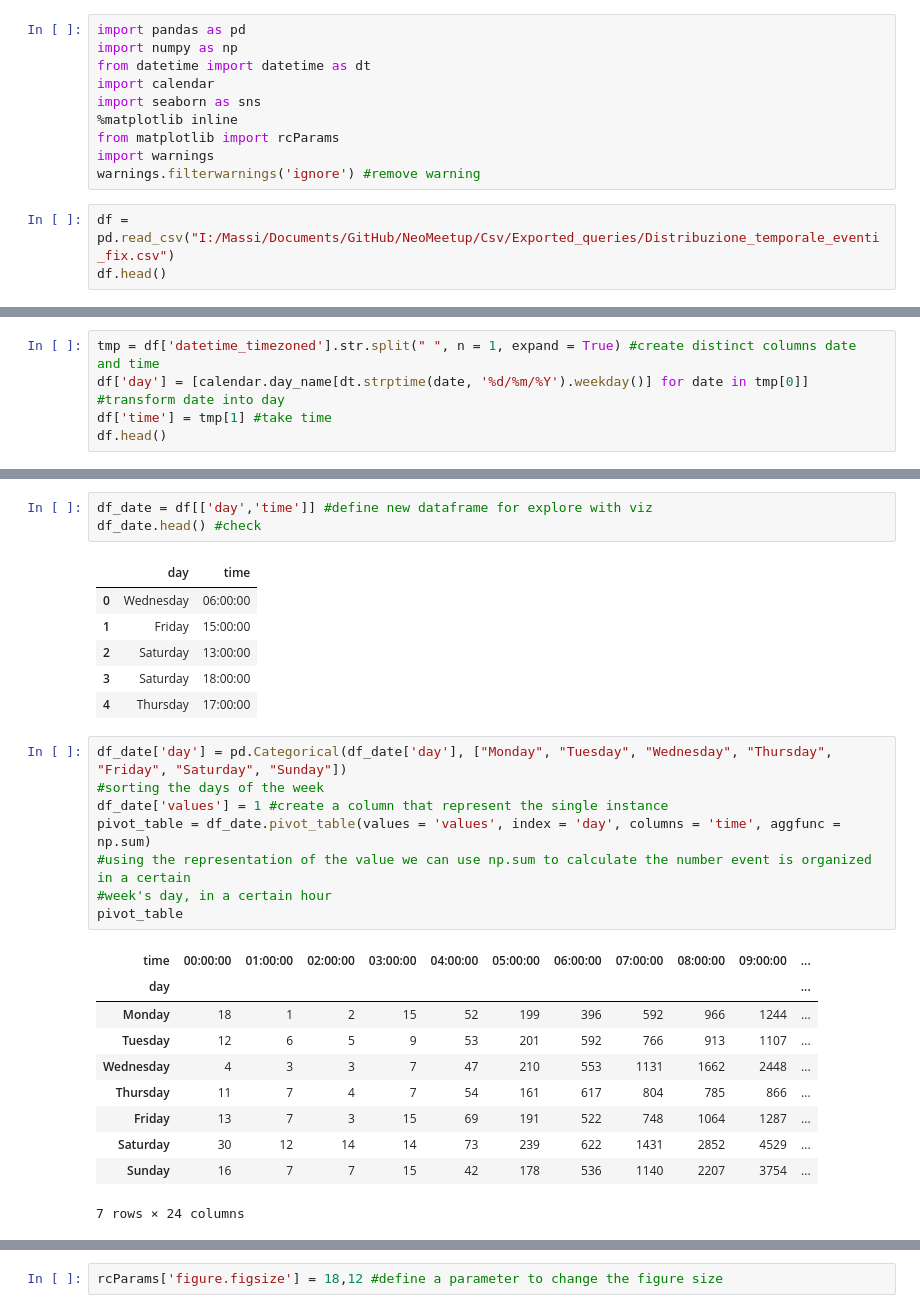
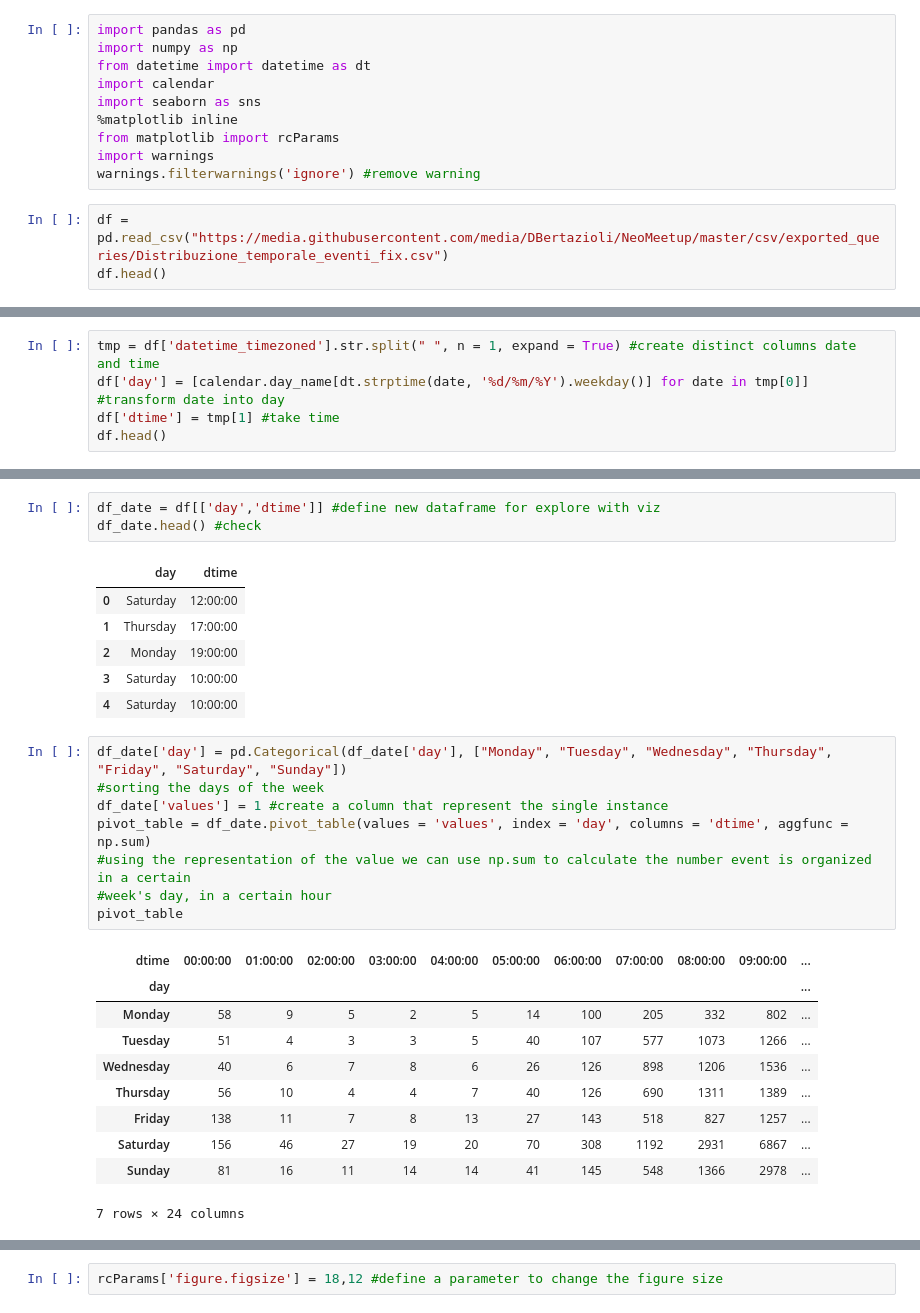
Before and after one commit to maxi93/NeoMeetup, a Jupyter notebook: Visualizations/Heatmap_event_weekdays.ipynb, the cells around one changed output, grey strips where cells are left out. Cells and saved outputs as stored; diff of their text form.

```diff
--- a/Visualizations/Heatmap_event_weekdays.ipynb
+++ b/Visualizations/Heatmap_event_weekdays.ipynb
@@ -9,6 +9,6 @@ from matplotlib import rcParams
 import warnings
 warnings.filterwarnings('ignore') #remove warning
 # %%
-df = pd.read_csv("I:/Massi/Documents/GitHub/NeoMeetup/Csv/Exported_queries/Distribuzione_temporale_eventi_fix.csv")
+df = pd.read_csv("https://media.githubusercontent.com/media/DBertazioli/NeoMeetup/master/csv/exported_queries/Distribuzione_temporale_eventi_fix.csv")
 df.head()
 # %% [output]
@@ -21,6 +21,6 @@ df.head()
 # %%
 tmp = df['datetime_timezoned'].str.split(" ", n = 1, expand = True) #create distinct columns date and time
 df['day'] = [calendar.day_name[dt.strptime(date, '%d/%m/%Y').weekday()] for date in tmp[0]] #transform date into day
-df['time'] = tmp[1] #take time
+df['dtime'] = tmp[1] #take time
 df.head()
 # %% [output]
@@ -33,29 +33,29 @@ df.head()
 # %%
-df_date = df[['day','time']] #define new dataframe for explore with viz
+df_date = df[['day','dtime']] #define new dataframe for explore with viz
 df_date.head() #check
 # %% [output]
-|  | day | time |
-| 0 | Wednesday | 06:00:00 |
-| 1 | Friday | 15:00:00 |
-| 2 | Saturday | 13:00:00 |
-| 3 | Saturday | 18:00:00 |
-| 4 | Thursday | 17:00:00 |
+|  | day | dtime |
+| 0 | Saturday | 12:00:00 |
+| 1 | Thursday | 17:00:00 |
+| 2 | Monday | 19:00:00 |
+| 3 | Saturday | 10:00:00 |
+| 4 | Saturday | 10:00:00 |
 # %%
 df_date['day'] = pd.Categorical(df_date['day'], ["Monday", "Tuesday", "Wednesday", "Thursday", "Friday", "Saturday", "Sunday"])
 #sorting the days of the week
 df_date['values'] = 1 #create a column that represent the single instance
-pivot_table = df_date.pivot_table(values = 'values', index = 'day', columns = 'time', aggfunc = np.sum)
+pivot_table = df_date.pivot_table(values = 'values', index = 'day', columns = 'dtime', aggfunc = np.sum)
 #using the representation of the value we can use np.sum to calculate the number event is organized in a certain
 #week's day, in a certain hour
 pivot_table
 # %% [output]
-| time | 00:00:00 | 01:00:00 | 02:00:00 | 03:00:00 | 04:00:00 | 05:00:00 | 06:00:00 | 07:00:00 | 08:00:00 | 09:00:00 | ... |
+| dtime | 00:00:00 | 01:00:00 | 02:00:00 | 03:00:00 | 04:00:00 | 05:00:00 | 06:00:00 | 07:00:00 | 08:00:00 | 09:00:00 | ... |
 | day |  |  |  |  |  |  |  |  |  |  | ... |
-| Monday | 18 | 1 | 2 | 15 | 52 | 199 | 396 | 592 | 966 | 1244 | ... |
-| Tuesday | 12 | 6 | 5 | 9 | 53 | 201 | 592 | 766 | 913 | 1107 | ... |
-| Wednesday | 4 | 3 | 3 | 7 | 47 | 210 | 553 | 1131 | 1662 | 2448 | ... |
-| Thursday | 11 | 7 | 4 | 7 | 54 | 161 | 617 | 804 | 785 | 866 | ... |
-| Friday | 13 | 7 | 3 | 15 | 69 | 191 | 522 | 748 | 1064 | 1287 | ... |
-| Saturday | 30 | 12 | 14 | 14 | 73 | 239 | 622 | 1431 | 2852 | 4529 | ... |
-| Sunday | 16 | 7 | 7 | 15 | 42 | 178 | 536 | 1140 | 2207 | 3754 | ... |
+| Monday | 58 | 9 | 5 | 2 | 5 | 14 | 100 | 205 | 332 | 802 | ... |
+| Tuesday | 51 | 4 | 3 | 3 | 5 | 40 | 107 | 577 | 1073 | 1266 | ... |
+| Wednesday | 40 | 6 | 7 | 8 | 6 | 26 | 126 | 898 | 1206 | 1536 | ... |
+| Thursday | 56 | 10 | 4 | 4 | 7 | 40 | 126 | 690 | 1311 | 1389 | ... |
+| Friday | 138 | 11 | 7 | 8 | 13 | 27 | 143 | 518 | 827 | 1257 | ... |
+| Saturday | 156 | 46 | 27 | 19 | 20 | 70 | 308 | 1192 | 2931 | 6867 | ... |
+| Sunday | 81 | 16 | 11 | 14 | 14 | 41 | 145 | 548 | 1366 | 2978 | ... |
 7 rows × 24 columns
```
Also changed, not shown: parts of 4 cells of this notebook, 39 other files.
